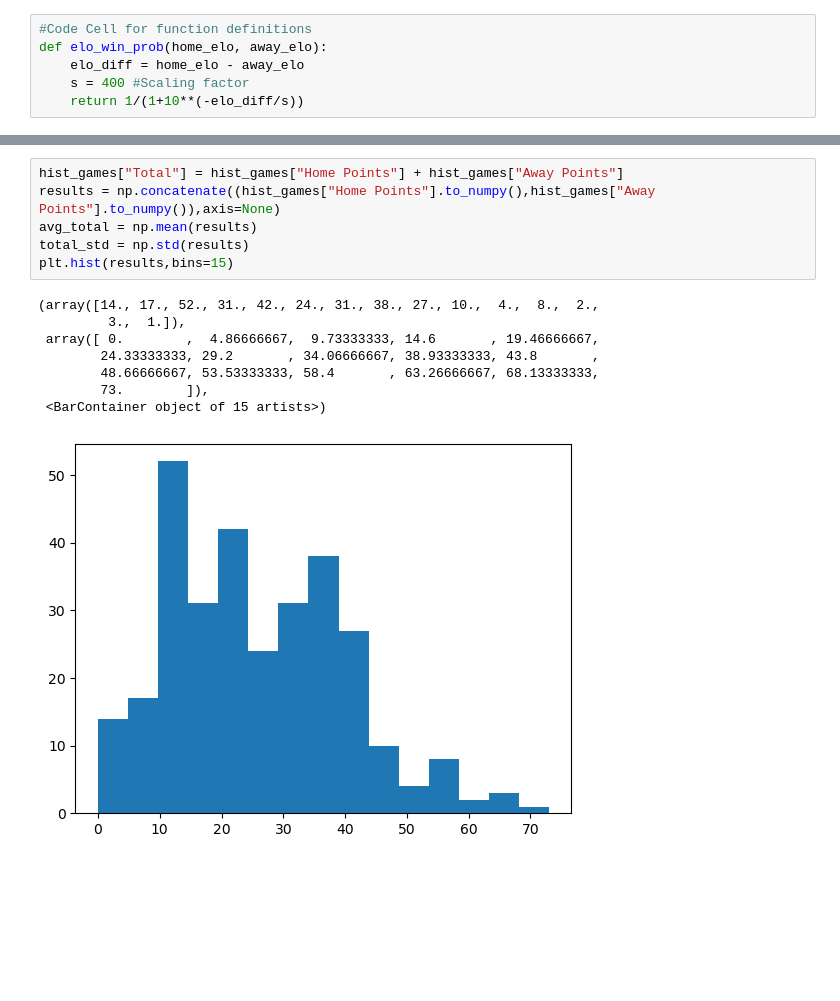
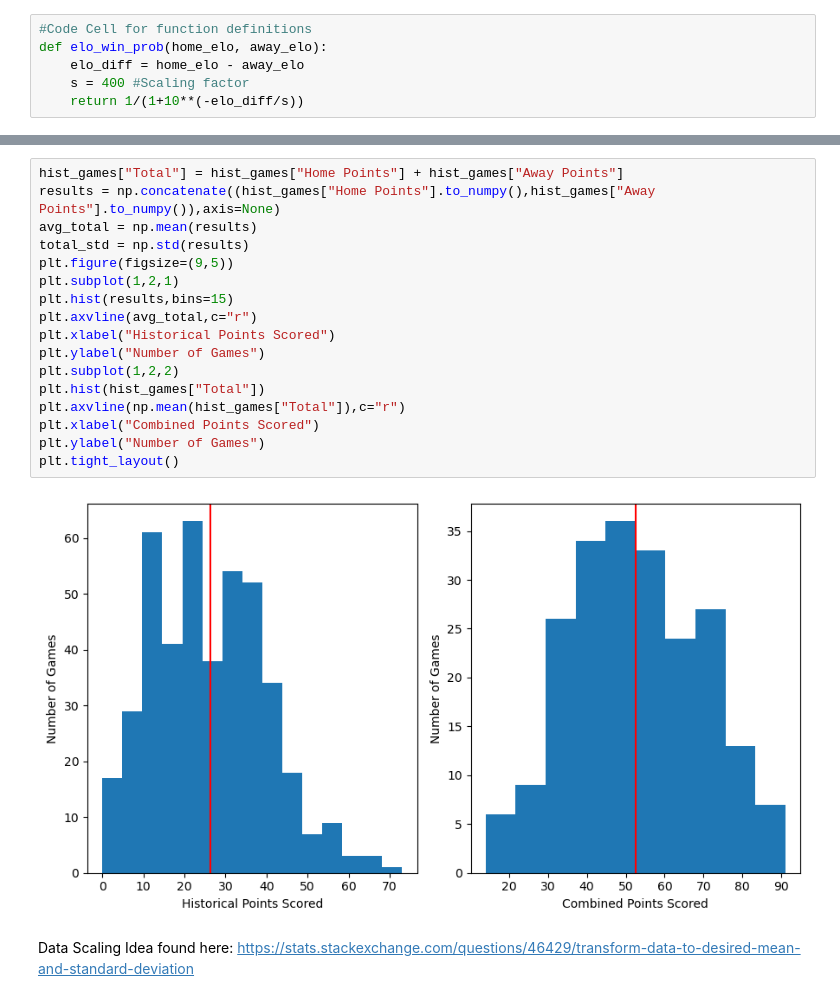
Before and after one commit to traskcon/CFB-Predictions, a Jupyter notebook: CFB-Predictions.ipynb, the cells around one changed output, grey strips where cells are left out. Saved outputs shown, nothing was run; the diff lists cells and outputs as text; blank space fills up the shorter version.

```diff
--- a/CFB-Predictions.ipynb
+++ b/CFB-Predictions.ipynb
@@ -244,16 +183,22 @@ hist_games.head()
 # %%
 hist_games["Total"] = hist_games["Home Points"] + hist_games["Away Points"]
 results = np.concatenate((hist_games["Home Points"].to_numpy(),hist_games["Away Points"].to_numpy()),axis=None)
 avg_total = np.mean(results)
 total_std = np.std(results)
+plt.figure(figsize=(9,5))
+plt.subplot(1,2,1)
 plt.hist(results,bins=15)
+plt.axvline(avg_total,c="r")
+plt.xlabel("Historical Points Scored")
+plt.ylabel("Number of Games")
+plt.subplot(1,2,2)
+plt.hist(hist_games["Total"])
+plt.axvline(np.mean(hist_games["Total"]),c="r")
+plt.xlabel("Combined Points Scored")
+plt.ylabel("Number of Games")
+plt.tight_layout()
 # %% [output]
-(array([14., 17., 52., 31., 42., 24., 31., 38., 27., 10.,  4.,  8.,  2.,
-         3.,  1.]),
- array([ 0.        ,  4.86666667,  9.73333333, 14.6       , 19.46666667,
-        24.33333333, 29.2       , 34.06666667, 38.93333333, 43.8       ,
-        48.66666667, 53.53333333, 58.4       , 63.26666667, 68.13333333,
-        73.        ]),
- <BarContainer object of 15 artists>)
-[figure, old version]
+[figure, new version]
+# %% [markdown]
+Data Scaling Idea found here: https://stats.stackexchange.com/questions/46429/transform-data-to-desired-mean-and-standard-deviation
 # %%
```
Also changed, not shown: parts of 30 cells of this notebook.
